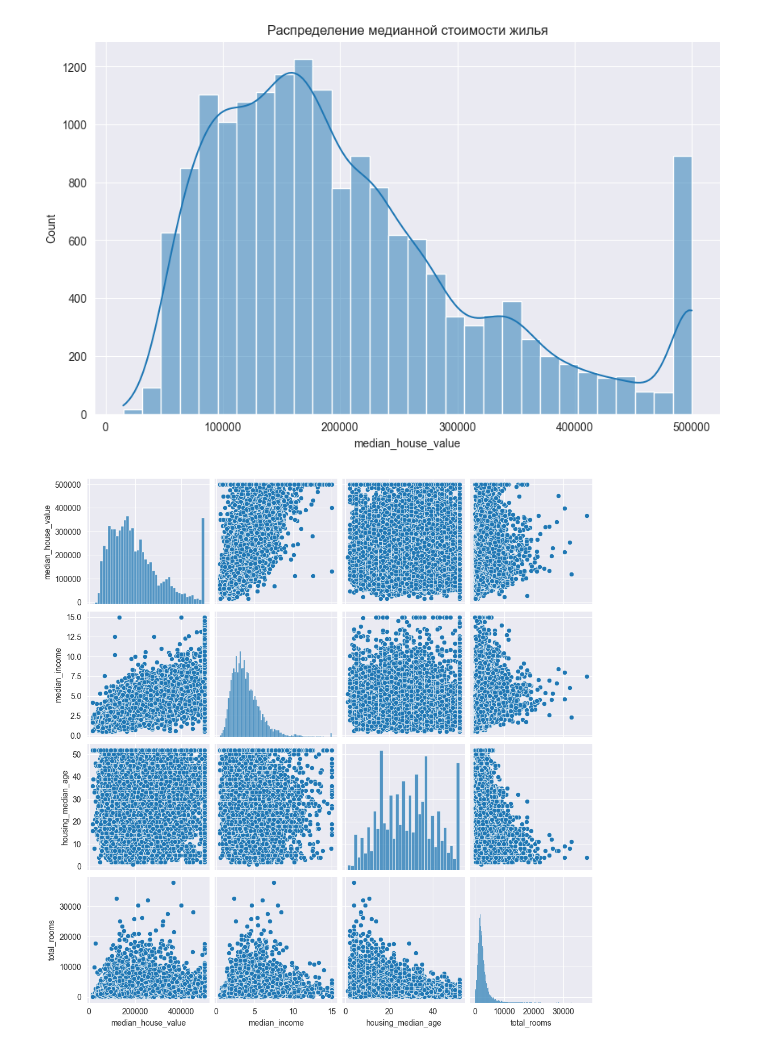
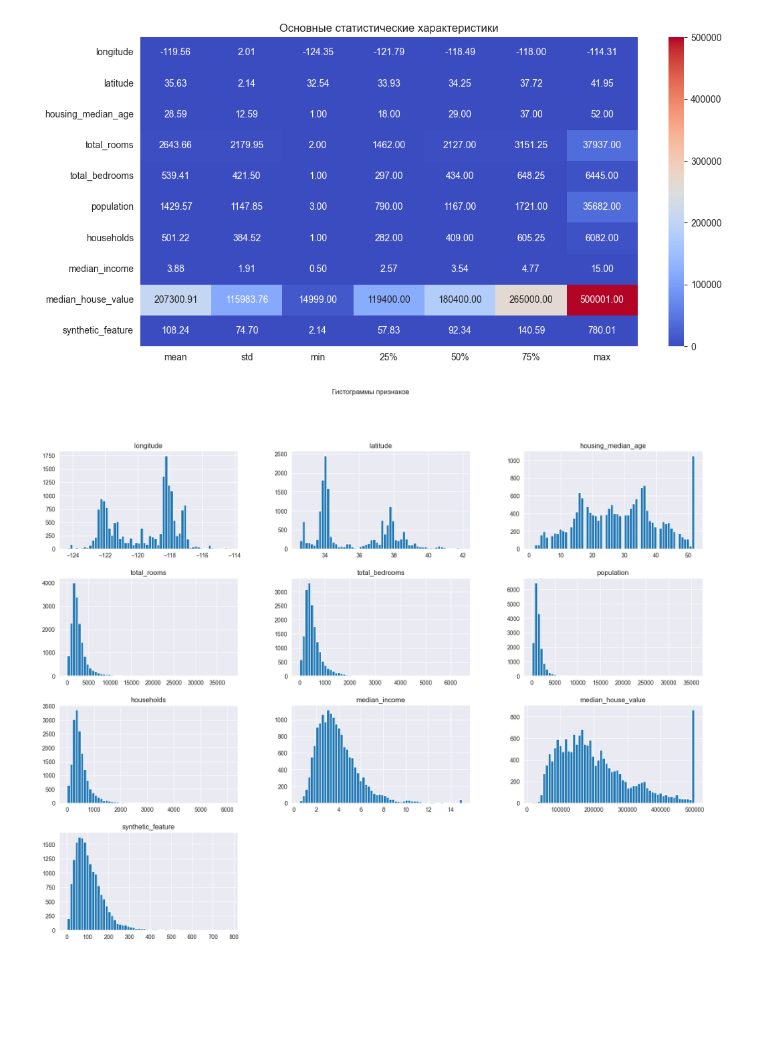
Before and after one commit to podshapkoy-organization/ais-lab-3, a Jupyter notebook: notebooks/analysis.ipynb, the cells around one changed output. Cells and saved outputs as stored; diff of their text form; code cells hidden in the pictures; blank space fills up the shorter version.

```diff
--- a/notebooks/analysis.ipynb
+++ b/notebooks/analysis.ipynb
@@ -20,11 +7,24 @@ data.describe()
 # %%
-plt.figure(figsize=(10, 6))
-sns.histplot(data['median_house_value'], bins=30, kde=True)
-plt.title('Распределение медианной стоимости жилья')
+#Визуализация статистики
+statistics = data.describe()
+plt.figure(figsize=(12, 6))
+sns.heatmap(statistics.iloc[1:, :].T, annot=True, fmt='.2f', cmap='coolwarm')
+plt.title('Основные статистические характеристики')
 plt.show()
 
-sns.pairplot(data[['median_house_value', 'median_income', 'housing_median_age', 'total_rooms']])
+# Гистограммы по всем признакам
+data.hist(bins=60, figsize=(20, 15))
+plt.suptitle('Гистограммы признаков')
 plt.show()
+
+# Визуализация корреляционной матрицы
+plt.figure(figsize=(10, 8))
+plt.matshow(data.corr(), fignum=1)
+plt.xticks(range(len(data.columns)), data.columns, rotation=90)
+plt.yticks(range(len(data.columns)), data.columns)
+plt.colorbar()
+plt.title('Корреляционная матрица')
+plt.show()
 # %% [output]
-[figure, old version]
+[figure, new version]
-[figure, old version]
+[figure, new version]
```
Also changed, not shown: parts of 11 cells of this notebook, 3 other files.
